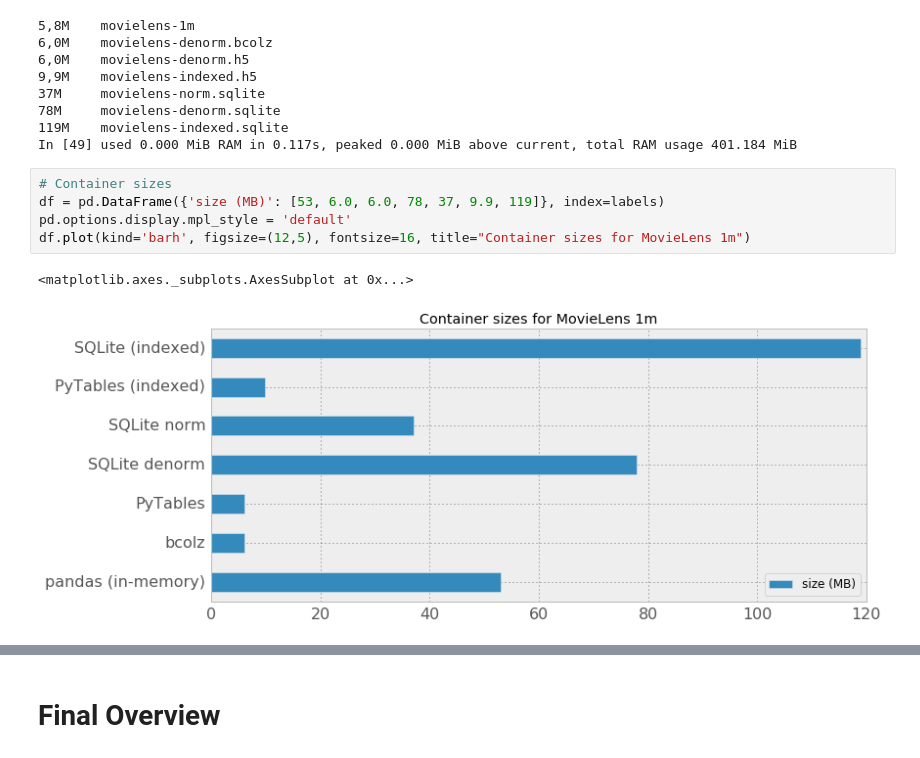
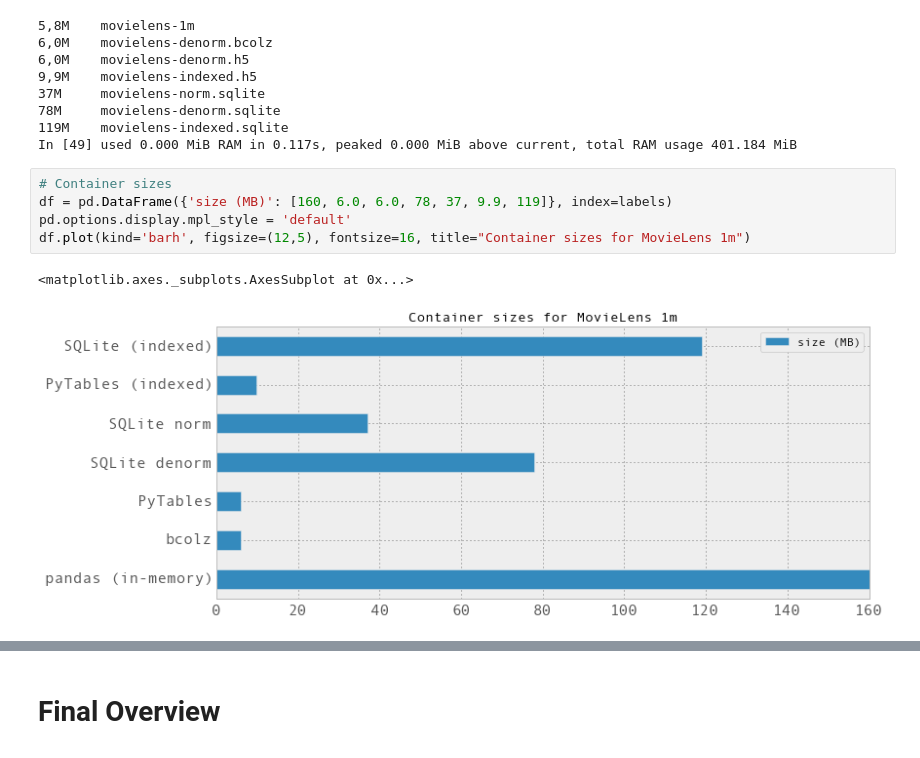
Before and after one commit to FrancescAlted/DataContainersTutorials, a Jupyter notebook: 4-On-Disk-Tables.ipynb, the cells around one changed output, grey strips where cells are left out. Cells and saved outputs as stored; diff of their text form.

```diff
--- a/4-On-Disk-Tables.ipynb
+++ b/4-On-Disk-Tables.ipynb
@@ -459,9 +457,9 @@ In [48] used 6.531 MiB RAM in 0.306s, peaked 0.000 MiB above current, total RAM
 In [49] used 0.000 MiB RAM in 0.117s, peaked 0.000 MiB above current, total RAM usage 401.184 MiB
 # %%
 # Container sizes
-df = pd.DataFrame({'size (MB)': [53, 6.0, 6.0, 78, 37, 9.9, 119]}, index=labels)
+df = pd.DataFrame({'size (MB)': [160, 6.0, 6.0, 78, 37, 9.9, 119]}, index=labels)
 pd.options.display.mpl_style = 'default'
 df.plot(kind='barh', figsize=(12,5), fontsize=16, title="Container sizes for MovieLens 1m")
 # %% [output]
 <matplotlib.axes._subplots.AxesSubplot at 0x...>
-[figure, old version]
+[figure, new version]
```
Also changed, not shown: parts of 7 cells of this notebook, 1 other file.
